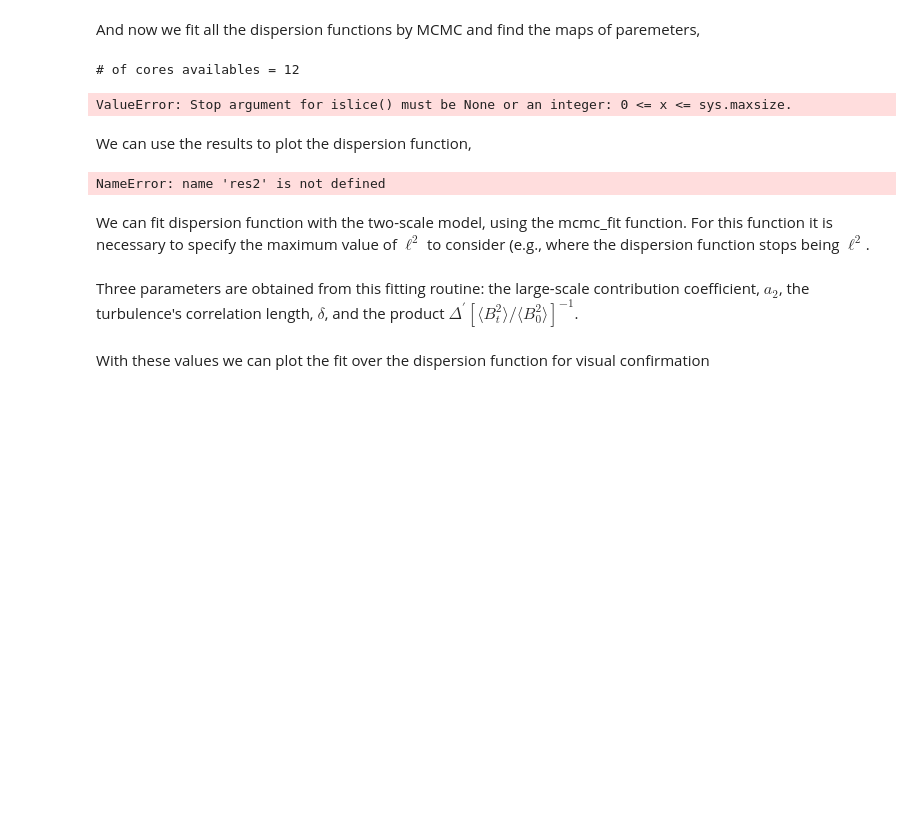
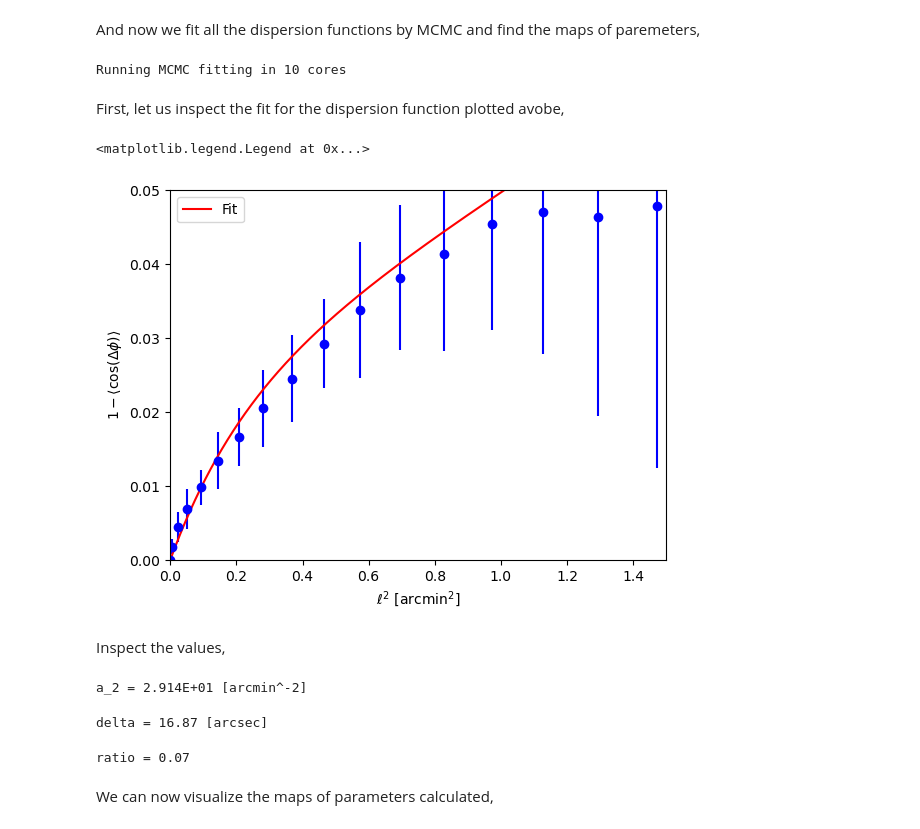
Before and after one commit to jorgueagui/polBpy, a Jupyter notebook: tutorials/polBpy_Tutorial_IV.ipynb, the cells around one changed output. Saved outputs shown, nothing was run; the diff lists cells and outputs as text; code cells hidden in the pictures; blank space fills up the shorter version.

```diff
--- a/tutorials/polBpy_Tutorial_IV.ipynb
+++ b/tutorials/polBpy_Tutorial_IV.ipynb
@@ -70,7 +70,7 @@ angles_err = data['ERROR POL ANGLE'].data # km/s
 beam_s = 4*pixel_size # FWHM value of the beam
 win_s = 9 # pixel
 # %%
-res1 = dispersion.dispersion_function_map(angles,angles_err,pixel_size,mask=mask,beam=beam_s,w=win_s,verbose=False)
+res1 = dispersion.dispersion_function_map(angles,angles_err,pixel_size,mask=mask,beam=beam_s,w=win_s,verb=False)
 # %% [output]
 Analysis window size =  19 x 19
 Skipping Pixel = 9 9
@@ -109,9 +109,10 @@ Percent: [###-------]
 # %% [markdown]
 For sanity check, let us visualize one dispersion function,
 # %%
-lvec = res1[0][50,50,:]/3600.
-disp_f = res1[1][50,50,:]
-disp_f_err = res1[2][50,50,:]
+epix = (50,50)
+lvec = res1[0][epix]/3600.
+disp_f = res1[1][epix]
+disp_f_err = res1[2][epix]
 plt.errorbar(lvec,disp_f,yerr=disp_f_err,fmt='bo')
 plt.xlabel(r'$\ell^{2}$ [arcmin$^{2}$]')
 plt.ylabel(r'$1-\langle \cos(\Delta\phi)\rangle$')
@@ -121,23 +122,52 @@ Text(0, 0.5, '$1-\\langle \\cos(\\Delta\\phi)\\rangle$')
 # %% [markdown]
 And now we fit all the dispersion functions by MCMC and find the maps of paremeters,
 # %%
-lvec = res1[0]
-disp_f = res1[1]
-disp_f_err = res1[2]
-res2 = fitting.mcmc_fit_map(disp_f,lvec,disp_f_err,beam=beam_s,a2=1.0E-3,delta=30.,f=100.,num=200)
+m_lvec = res1[0][40:60,40:60,:] # in arcsec^2
+m_disp_f = res1[1][40:60,40:60,:]
+m_disp_f_err = res1[2][40:60,40:60,:]
+res2 = fitting.mcmc_fit_map(disp_f,lvec,disp_f_err,win_s,pixel_size,beam=beam_s,a2=1.0E-3,delta=30.,f=100.,num=200,
+                            verb=False,n_cores=10)
 # %% [output]
-# of cores availables = 12
+Running MCMC fitting in 10 cores
-ValueError: Stop argument for islice() must be None or an integer: 0 <= x <= sys.maxsize.
-# %% [markdown]
-We can use the results to plot the dispersion function,
-# %%
-print(res2)
-# %% [output]
-NameError: name 'res2' is not defined
+# %% [markdown]
+First, let us inspect the fit for the dispersion function plotted avobe,
+# %%
+l = np.arange(0,10000) # define some values of \ell^2 in arcsec for the model
+# Choose the same pixel example
+nepix = (10,10)
+f = fitting.model_funct(l,res2['a'][nepix],res2['d'][nepix],(res2['f'][nepix]),beam=beam_s)
+# %%
+lvec = res1[0][epix]/3600.
+disp_f = res1[1][epix]
+disp_f_err = res1[2][epix]
+plt.errorbar(lvec,disp_f,yerr=res2['chi'][10,10]*disp_f_err,fmt='bo')
+plt.xlabel(r'$\ell^{2}$ [arcmin$^{2}$]')
+plt.ylabel(r'$1-\langle \cos(\Delta\phi)\rangle$')
+plt.plot(l/3600., f,c='red',label='Fit')
+plt.ylim([0.,0.05])
+plt.xlim([0.,1.5])
+plt.legend()
+# %% [output]
+<matplotlib.legend.Legend at 0x...>
+[figure, added]
 # %% [markdown]
-We can fit dispersion function with the two-scale model, using the mcmc_fit function. For this function it is necessary to specify the maximum value of $\ell^2$ to consider (e.g., where the dispersion function stops being $\ell^{2}$.
+Inspect the values,
-# %% [markdown]
-Three parameters are obtained from this fitting routine: the large-scale contribution coefficient, $a_{2}$, the turbulence's correlation length, $\delta$, and the product $\Delta^{\prime}[\langle B_{t}^{2}\rangle/\langle B_{0}^{2}\rangle]^{-1}$.
+# %%
+a2 = res2['a'][nepix]*3600.*1000 # Units of 10^{-3} arcmin^{-2}
+print("a_2 = %2.3E [arcmin^-2]"%a2)
+# %% [output]
+a_2 = 2.914E+01 [arcmin^-2]
+# %%
+delta = res2['d'][nepix]
+print("delta = %2.2f [arcsec]"%delta)
+# %% [output]
+delta = 16.87 [arcsec]
+# %%
+Delta_p = res[0]*60.
+ratio = Delta_p/res2['f'][nepix]
+print("ratio = %2.2f"%ratio)
+# %% [output]
+ratio = 0.07
 # %% [markdown]
-With these values we can plot the fit over the dispersion function for visual confirmation
+We can now visualize the maps of parameters calculated,
 # %%
```
Also changed, not shown: parts of 9 cells of this notebook, 8 other files.
